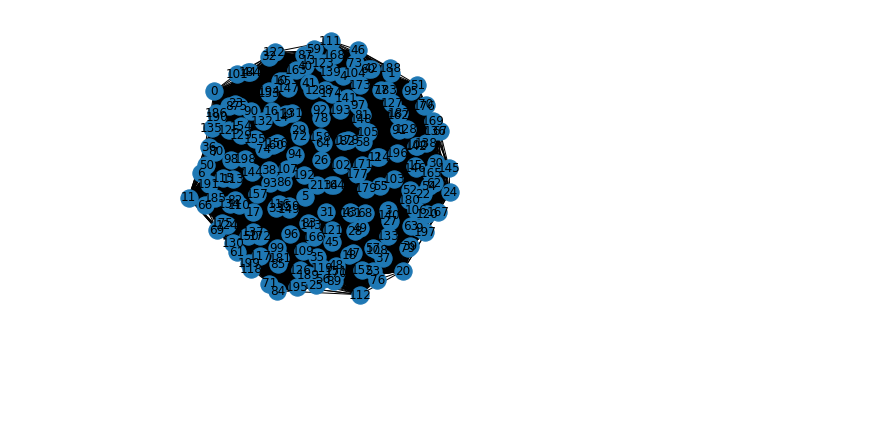
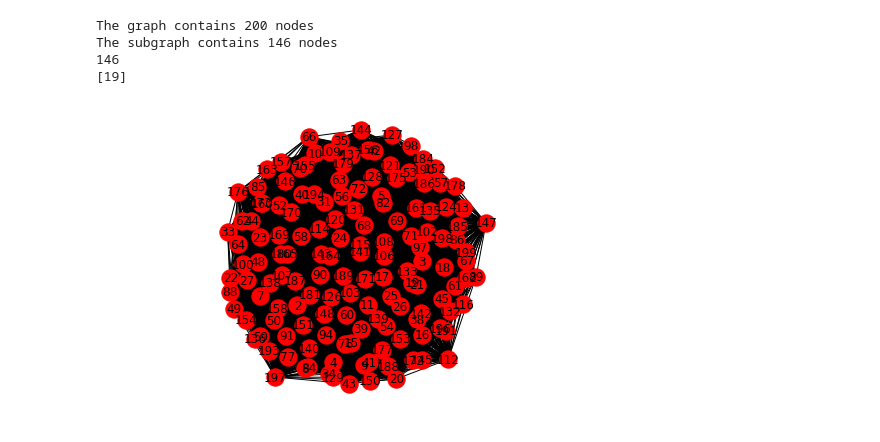
Before and after one commit to rschron/CECS545, a Jupyter notebook: Project6/Project6.ipynb, the cells around one changed output. Drawn from its saved outputs; the diff is of its cells as text; code cells hidden in the pictures; blank space fills up the shorter version.

Commit message:
implemented project 6 fitness function

```diff
--- a/Project6/Project6.ipynb
+++ b/Project6/Project6.ipynb
@@ -6,12 +6,9 @@ import networkx as nx
 
 GRAPH_SIZE = 10
 # %%
-def nx_init_graph(gsize):
-    graph = nx.erdos_renyi_graph(gsize, 0.5)
-    return nx.to_numpy_matrix(graph)
-
-def show_graph(adj_matrix):
-    graph = nx.from_numpy_matrix(adj_matrix)
+def show_graph(graph):
+    if type(graph) is np.ndarray:
+        graph = nx.from_numpy_matrix(input_graph)
     nx.draw(graph, with_labels=True)
     plt.axis('equal')
 
@@ -27,8 +24,46 @@ def import_graph(filepath):
             graph[int(line[1])-1][int(line[2])-1] = 1
 
     return graph
-
-graph = import_graph('DIMACS_all_ascii/brock200_1.clq')
-show_graph(graph)
-# %% [output]
-[figure, removed]
+# %%
+def initialize_population(adj_matrix, pop_size):
+    population = []
+    graph = nx.from_numpy_matrix(adj_matrix)
+
+    for i in range(0, pop_size):
+        individual = []
+        random_node = random.choice(list(graph.nodes))
+        individual.append(random_node)
+        nodes = list(graph[random_node-1])
+
+        for j in nodes
+        population.append(sub_graph)
+    return population
+
+def find_fitnesses(population):
+    fitness_scores = []
+
+    for i in population:
+        max_clique = nx.algorithms.clique.find_cliques(i)
+        max_length = 0
+        for j in max_clique:
+            if len(j) > max_length:
+                max_length = len(j)
+        fitness_scores.append(max_length)
+
+    return fitness_scores
+# %%
+graph = import_graph('DIMACS_all_ascii/brock200_1.clq')
+print("The graph contains " + str(len(graph)) + " nodes")
+pop = initialize_population(graph, 1)
+print("The subgraph contains " + str(len(pop[0])) + " nodes")
+print(len(pop[0]))
+show_graph(pop[0])
+
+fitness_scores = find_fitnesses(pop)
+print(fitness_scores)
+# %% [output]
+The graph contains 200 nodes
+The subgraph contains 146 nodes
+146
+[19]
+[figure, added]
```
Also changed, not shown: 1 other file.
